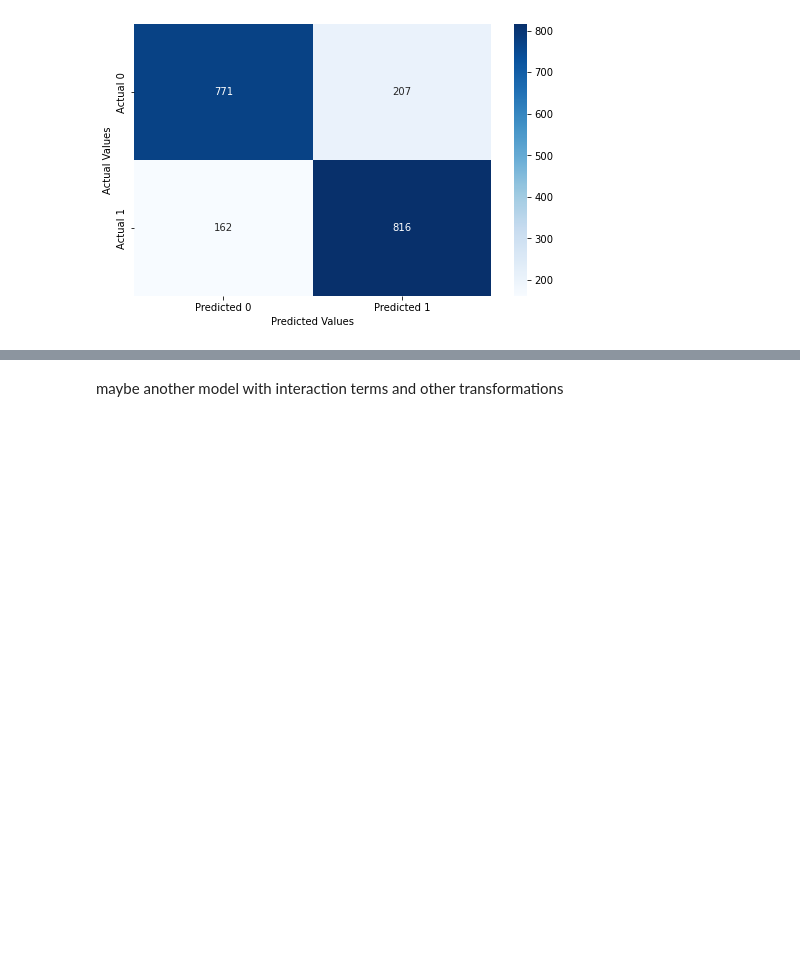
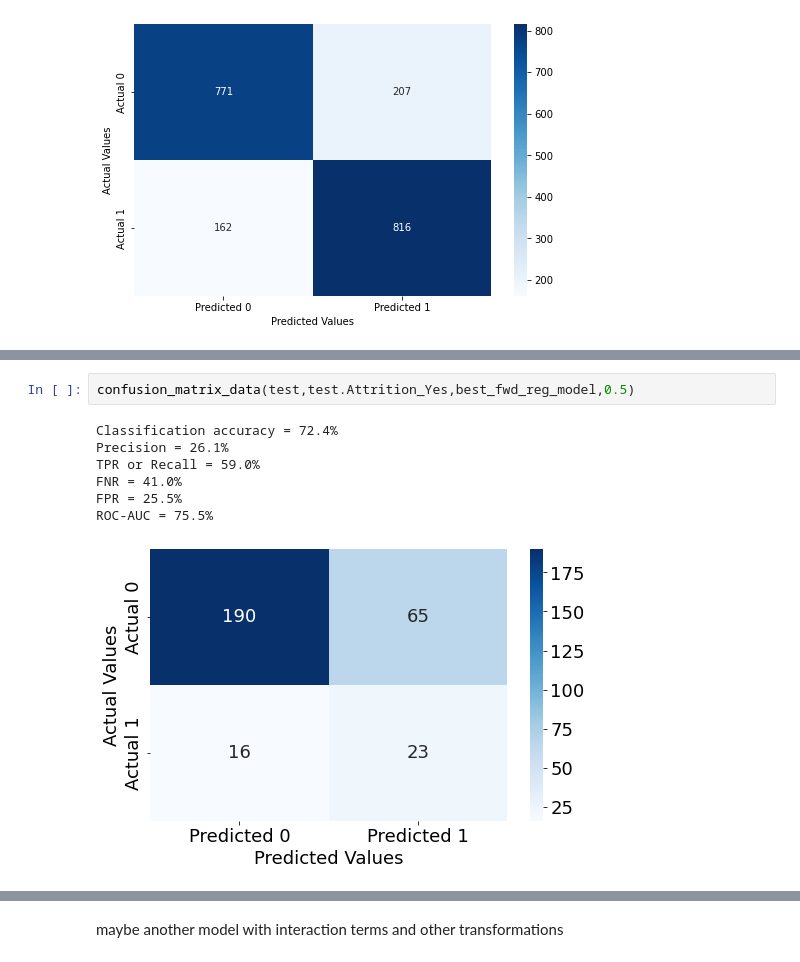
Before and after one commit to catherineerickson/Attrition-Project, a Jupyter notebook: Improved_Model.ipynb, the cells around one changed output, grey strips where cells are left out. Saved outputs shown, nothing was run; the diff lists cells and outputs as text; blank space fills up the shorter version.

```diff
--- a/Improved_Model.ipynb
+++ b/Improved_Model.ipynb
@@ -629,3 +651,13 @@ ROC-AUC = 88.3%
+# %%
+confusion_matrix_data(test,test.Attrition_Yes,best_fwd_reg_model,0.5)
+# %% [output]
+Classification accuracy = 72.4%
+Precision = 26.1%
+TPR or Recall = 59.0%
+FNR = 41.0%
+FPR = 25.5%
+ROC-AUC = 75.5%
+[figure, added]
 # %%
 from sklearn.metrics import roc_curve, auc
 y=train.Attrition_Yes
```
Also changed, not shown: parts of 25 cells of this notebook.
